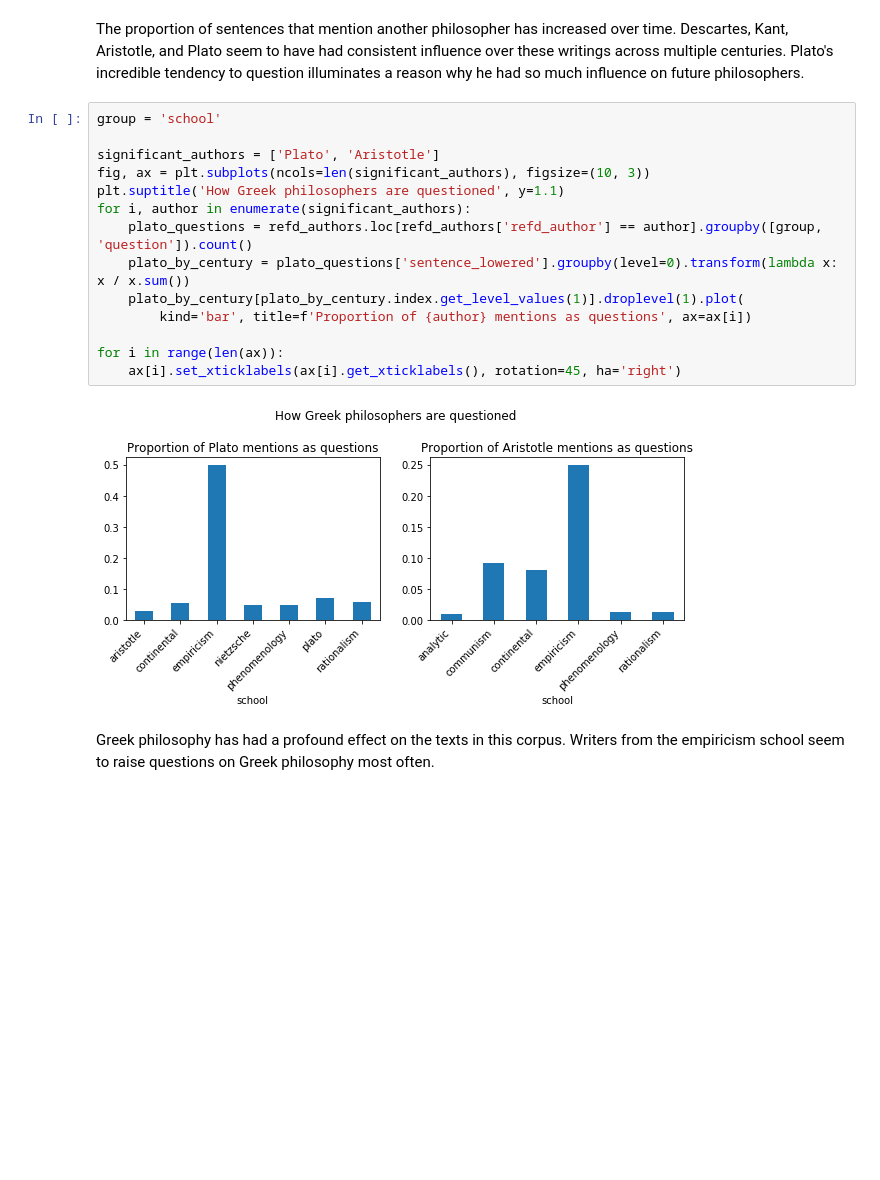
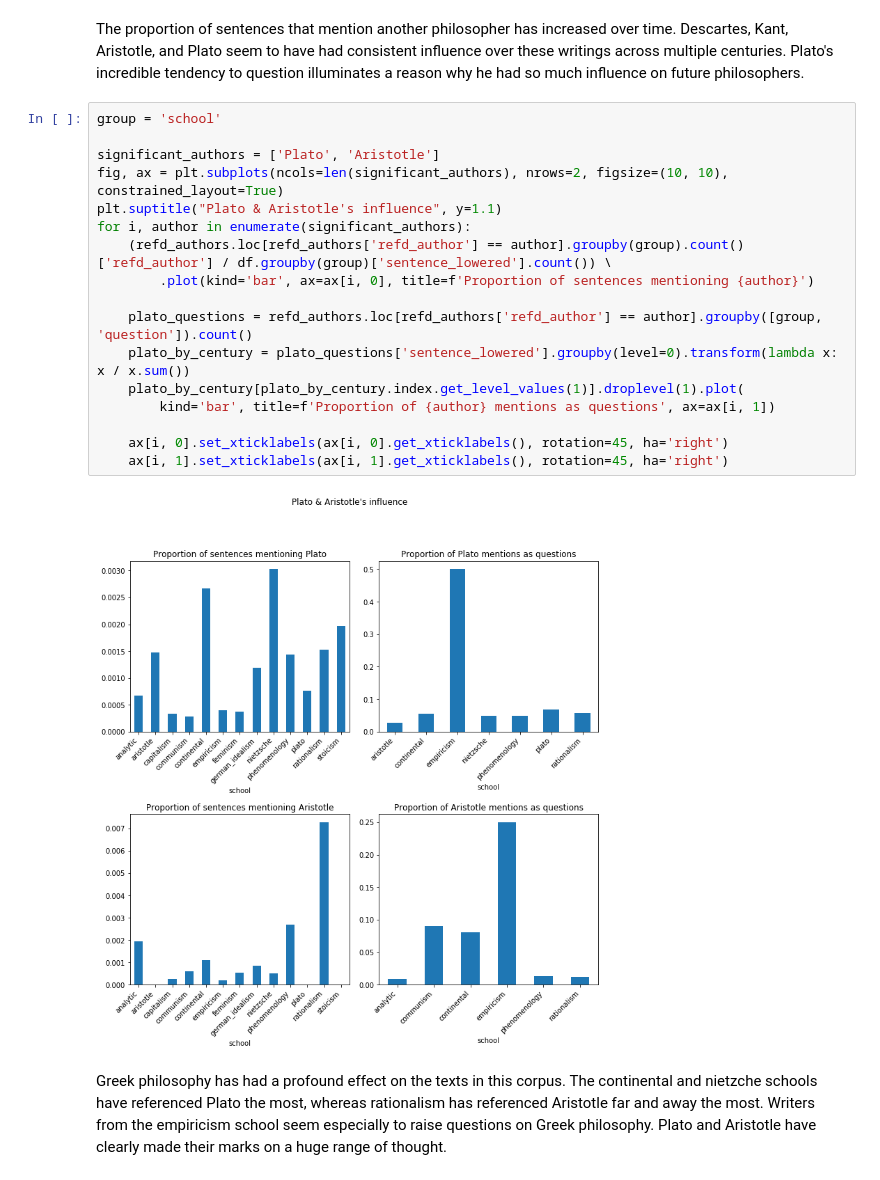
Before and after one commit to matthewpark319/ADSProject1, a Jupyter notebook: doc/Untitled.ipynb, the cells around one changed output. Saved outputs shown, nothing was run; the diff lists cells and outputs as text; blank space fills up the shorter version.

Commit message:
developed the Greek tables more so ready to submit

```diff
--- a/doc/Untitled.ipynb
+++ b/doc/Untitled.ipynb
@@ -134,18 +140,21 @@ The proportion of sentences that mention another philosopher has increased over
 # %%
 group = 'school'
 
 significant_authors = ['Plato', 'Aristotle']
-fig, ax = plt.subplots(ncols=len(significant_authors), figsize=(10, 3))
-plt.suptitle('How Greek philosophers are questioned', y=1.1)
+fig, ax = plt.subplots(ncols=len(significant_authors), nrows=2, figsize=(10, 10), constrained_layout=True)
+plt.suptitle("Plato & Aristotle's influence", y=1.1)
 for i, author in enumerate(significant_authors):
+    (refd_authors.loc[refd_authors['refd_author'] == author].groupby(group).count()['refd_author'] / df.groupby(group)['sentence_lowered'].count()) \
+        .plot(kind='bar', ax=ax[i, 0], title=f'Proportion of sentences mentioning {author}')
+
     plato_questions = refd_authors.loc[refd_authors['refd_author'] == author].groupby([group, 'question']).count()
     plato_by_century = plato_questions['sentence_lowered'].groupby(level=0).transform(lambda x: x / x.sum())
     plato_by_century[plato_by_century.index.get_level_values(1)].droplevel(1).plot(
-        kind='bar', title=f'Proportion of {author} mentions as questions', ax=ax[i])
+        kind='bar', title=f'Proportion of {author} mentions as questions', ax=ax[i, 1])
 
-for i in range(len(ax)):
-    ax[i].set_xticklabels(ax[i].get_xticklabels(), rotation=45, ha='right')
+    ax[i, 0].set_xticklabels(ax[i, 0].get_xticklabels(), rotation=45, ha='right')
+    ax[i, 1].set_xticklabels(ax[i, 1].get_xticklabels(), rotation=45, ha='right')
 # %% [output]
-[figure, old version]
+[figure, new version]
 # %% [markdown]
-Greek philosophy has had a profound effect on the texts in this corpus. Writers from the empiricism school seem to raise questions on Greek philosophy most often.
+Greek philosophy has had a profound effect on the texts in this corpus. The continental and nietzche schools have referenced Plato the most, whereas rationalism has referenced Aristotle far and away the most. Writers from the empiricism school seem especially to raise questions on Greek philosophy. Plato and Aristotle have clearly made their marks on a huge range of thought.
```
Also changed, not shown: parts of 9 cells of this notebook.
